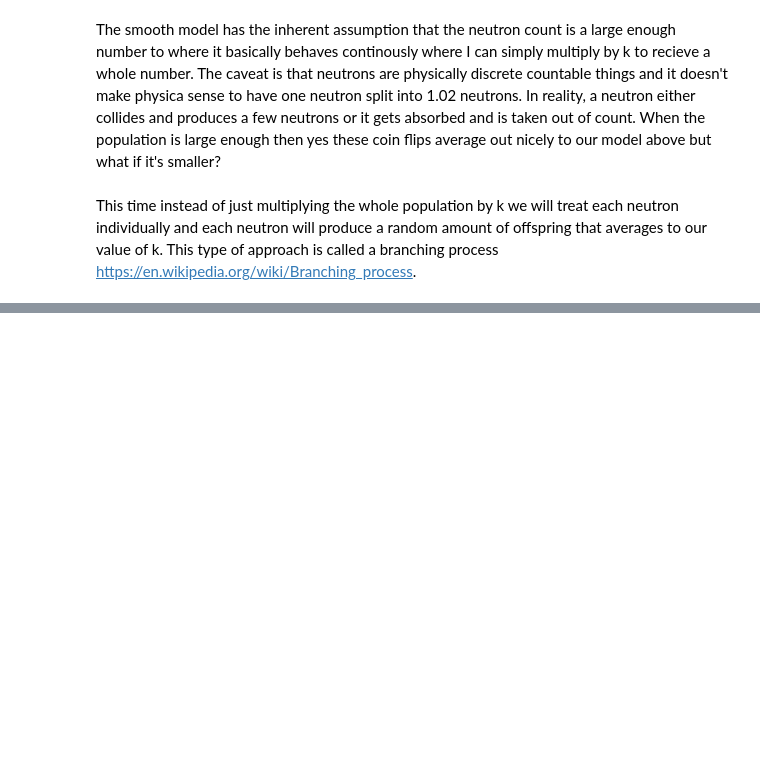
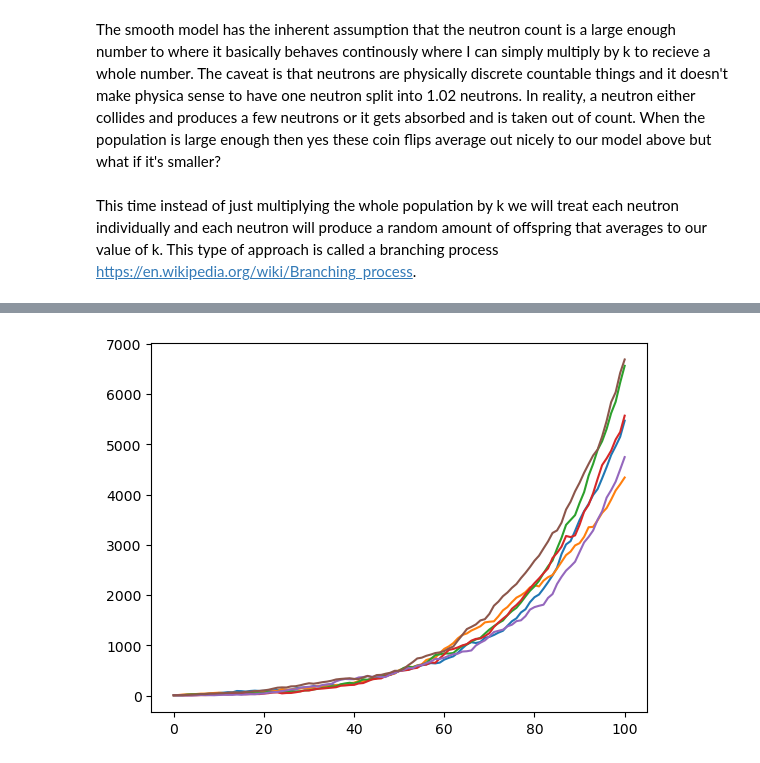
Before and after one commit to Levente55/Group-1, a Jupyter notebook: Finalproject.ipynb, the cells around one changed output, grey strips where cells are left out. Saved outputs shown, nothing was run; the diff lists cells and outputs as text; code cells hidden in the pictures; blank space fills up the shorter version.

```diff
--- a/Finalproject.ipynb
+++ b/Finalproject.ipynb
@@ -95,0 +96,14 @@ plt.show()
+# %%
+gk=50
+j=np.random.randint(0,200)
+radius=500
+unc=10
+pointruns=[]
+for i in range(trials):
+    if abs(radius-runs[i][gk])<=unc:
+        pointruns.append(runs[i])
+# %%
+for i in range(len(pointruns)):
+    plt.plot(gen,pointruns[i])
+# %% [output]
+[figure, added]
```
Also changed, not shown: parts of 1 cell of this notebook.
